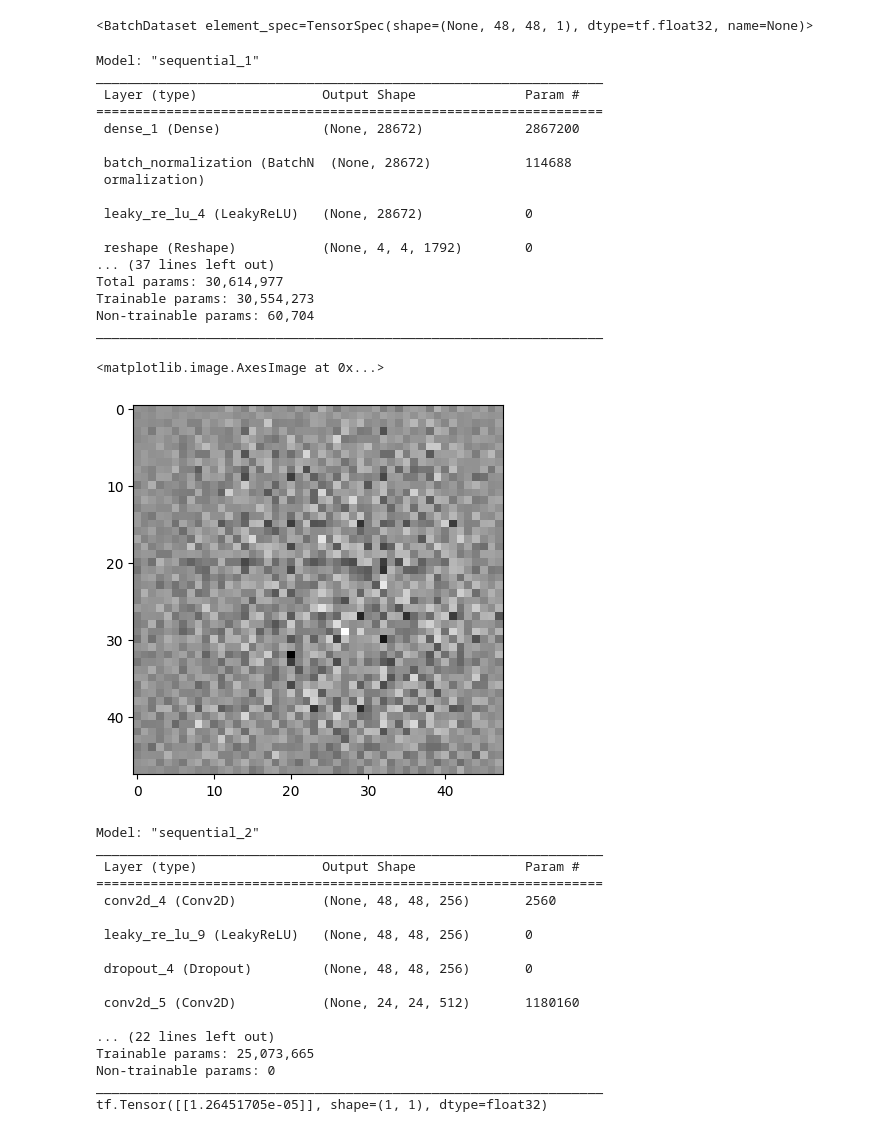
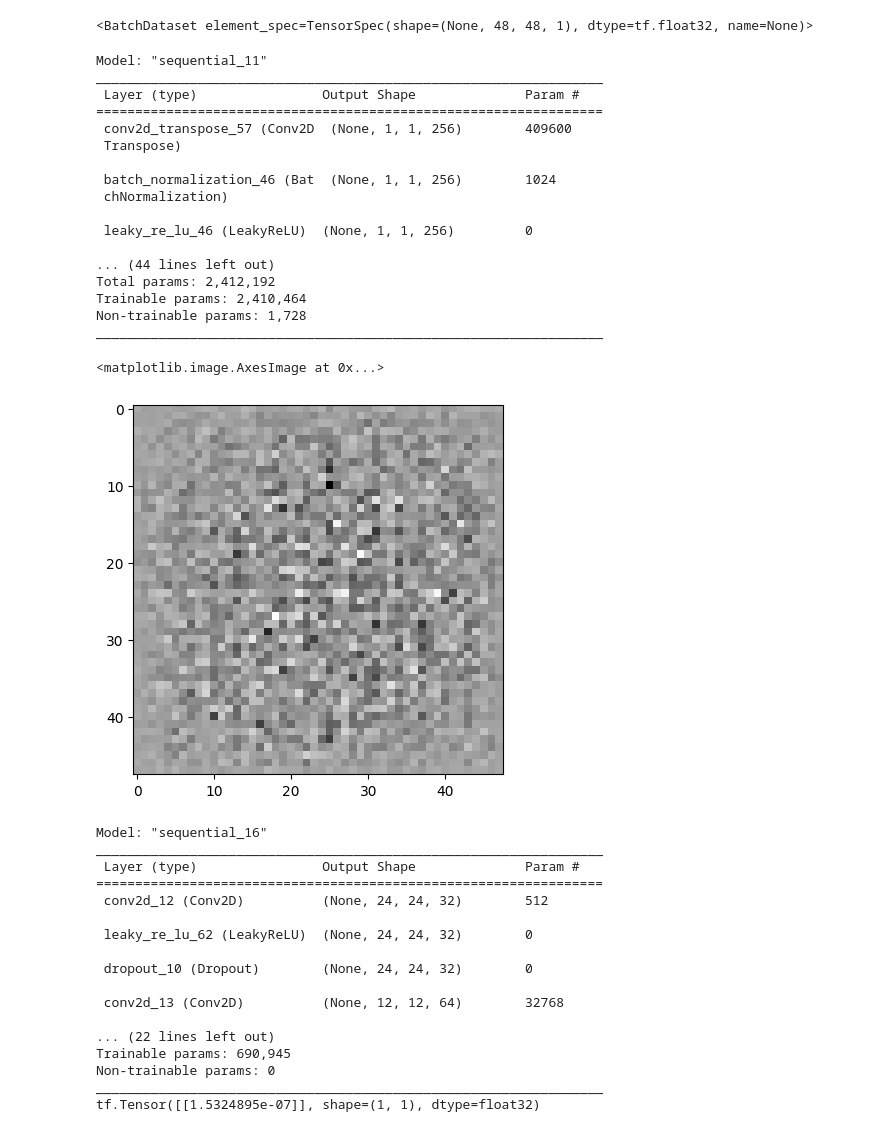
Before and after one commit to gurbetpolat/bitirme, a Jupyter notebook: fer2013.ipynb, the cells around one changed output. Saved outputs shown, nothing was run; the diff lists cells and outputs as text; code cells hidden in the pictures.

```diff
--- a/fer2013.ipynb
+++ b/fer2013.ipynb
@@ -125,78 +125,88 @@ Datasetin boyutu :  (35887, 48, 48, 1)
 <BatchDataset element_spec=TensorSpec(shape=(None, 48, 48, 1), dtype=tf.float32, name=None)>
 # %%
 NOISE_DIM = 100
+nfeats = 32
 def make_generator_model():
     model = tf.keras.Sequential()
-    model.add(layers.Dense(4*4*1792, use_bias=False, input_shape=(NOISE_DIM,)))
+    # model.add(layers.Dense(4*4*1792, use_bias=False, input_shape=(NOISE_DIM,)))
+    # model.add(layers.BatchNormalization())
+    # model.add(layers.LeakyReLU())
+
+    # model.add(layers.Reshape((4, 4, 1792)))
+
+    model.add(layers.Conv2DTranspose(nfeats * 8, (4, 4), strides=(1, 1), padding="same",use_bias=False))
     model.add(layers.BatchNormalization())
     model.add(layers.LeakyReLU())
 
-    model.add(layers.Reshape((4, 4, 1792)))
-
-    model.add(layers.Conv2DTranspose(896, (3, 3), strides=(1, 1), padding='same'))
+    model.add(layers.Conv2DTranspose(nfeats * 8, (4, 4), strides=(2, 2), padding="same",use_bias=False))
     model.add(layers.BatchNormalization())
     model.add(layers.LeakyReLU())
 
-    model.add(layers.Conv2DTranspose(448, (5, 5), strides=(2, 2), padding='same'))
+    model.add(layers.Conv2DTranspose(nfeats * 4, (4, 4), strides=(2, 2), padding="same",use_bias=False))
     model.add(layers.BatchNormalization())
     model.add(layers.LeakyReLU())
 
-    model.add(layers.Conv2DTranspose(224, (5, 5), strides=(2, 2), padding='same'))
+    model.add(layers.Conv2DTranspose(nfeats * 4, (4, 4), strides=(2, 2), padding="same",use_bias=False))
     model.add(layers.BatchNormalization())
     model.add(layers.LeakyReLU())
 
-    model.add(layers.Conv2DTranspose(112, (5, 5), strides=(1, 1), padding='same'))
+    model.add(layers.Conv2DTranspose(nfeats * 2, (4, 4), strides=(2, 2), padding="same",use_bias=False))
     model.add(layers.BatchNormalization())
     model.add(layers.LeakyReLU())
 
-    model.add(layers.Conv2DTranspose(1, (5, 5), strides=(3, 3), padding='same', activation='tanh'))
+    model.add(layers.Conv2DTranspose(nfeats , (4, 4), strides=(3, 3), padding="same",use_bias=False))
+    model.add(layers.BatchNormalization())
+    model.add(layers.LeakyReLU())
+
+    model.add(layers.Conv2DTranspose(1, (3, 3), strides=(1, 1), padding="same",use_bias=False, activation='tanh'))
 
     return model
 
 generator = make_generator_model()
+generator.build(input_shape=(None, 1,1,NOISE_DIM))
 generator.summary()
-noise = tf.random.normal([1, NOISE_DIM])
+noise = tf.random.normal([1, 1,1,NOISE_DIM])
 generated_image = generator(noise, training=False)
 
 plt.imshow(generated_image[0, :, :, 0], cmap='gray')
 # %% [output]
-Model: "sequential_1"
+Model: "sequential_11"
 _________________________________________________________________
  Layer (type)                Output Shape              Param #
 =================================================================
- dense_1 (Dense)             (None, 28672)             2867200
+ conv2d_transpose_57 (Conv2D  (None, 1, 1, 256)        409600
+ Transpose)
 
- batch_normalization (BatchN  (None, 28672)            114688
- ormalization)
+ batch_normalization_46 (Bat  (None, 1, 1, 256)        1024
+ chNormalization)
 
- leaky_re_lu_4 (LeakyReLU)   (None, 28672)             0
+ leaky_re_lu_46 (LeakyReLU)  (None, 1, 1, 256)         0
 
- reshape (Reshape)           (None, 4, 4, 1792)        0
-... (37 lines left out)
-Total params: 30,614,977
-Trainable params: 30,554,273
-Non-trainable params: 60,704
+... (44 lines left out)
+Total params: 2,412,192
+Trainable params: 2,410,464
+Non-trainable params: 1,728
 _________________________________________________________________
 <matplotlib.image.AxesImage at 0x...>
-[figure, old version]
+[figure, new version]
 # %%
 def make_discriminator_model():
     model = tf.keras.Sequential()
 
-    model.add(layers.Conv2D(256, (3, 3), strides=(1, 1), padding='same',
+    model.add(layers.Conv2D(nfeats, (4, 4), strides=(2, 2), padding='same',use_bias=False,
                                      input_shape=[48, 48, 1]))
     model.add(layers.LeakyReLU())
     model.add(layers.Dropout(0.3))
 
-    model.add(layers.Conv2D(512, (3, 3), strides=(2, 2), padding='same'))
+    model.add(layers.Conv2D(nfeats*2, (4,4), strides=(2, 2), padding='same',use_bias=False))
     model.add(layers.LeakyReLU())
     model.add(layers.Dropout(0.3))
 
-    model.add(layers.Conv2D(1024, (3, 3), strides=(1, 1), padding='same'))
+    model.add(layers.Conv2D(nfeats*4, (4,4), strides=(2, 2), padding='same',use_bias=False))
     model.add(layers.LeakyReLU())
     model.add(layers.Dropout(0.3))
 
-    model.add(layers.Conv2D(2048, (3, 3), strides=(2, 2), padding='same'))
+    model.add(layers.Conv2D(nfeats*8, (4,4), strides=(2, 2), padding='same',use_bias=False))
     model.add(layers.LeakyReLU())
     model.add(layers.Dropout(0.3))
 
@@ -210,23 +220,23 @@ discriminator.summary()
 decision = discriminator(generated_image)
 print (decision)
 # %% [output]
-Model: "sequential_2"
+Model: "sequential_16"
 _________________________________________________________________
  Layer (type)                Output Shape              Param #
 =================================================================
- conv2d_4 (Conv2D)           (None, 48, 48, 256)       2560
+ conv2d_12 (Conv2D)          (None, 24, 24, 32)        512
 
- leaky_re_lu_9 (LeakyReLU)   (None, 48, 48, 256)       0
+ leaky_re_lu_62 (LeakyReLU)  (None, 24, 24, 32)        0
 
- dropout_4 (Dropout)         (None, 48, 48, 256)       0
+ dropout_10 (Dropout)        (None, 24, 24, 32)        0
 
- conv2d_5 (Conv2D)           (None, 24, 24, 512)       1180160
+ conv2d_13 (Conv2D)          (None, 12, 12, 64)        32768
 
 ... (22 lines left out)
-Trainable params: 25,073,665
+Trainable params: 690,945
 Non-trainable params: 0
 _________________________________________________________________
-tf.Tensor([[1.26451705e-05]], shape=(1, 1), dtype=float32)
+tf.Tensor([[1.5324895e-07]], shape=(1, 1), dtype=float32)
 # %%
 cross_entropy = tf.keras.losses.BinaryCrossentropy(from_logits=True)
 # %%
```
Also changed, not shown: parts of 2 cells of this notebook, 1 other file.
